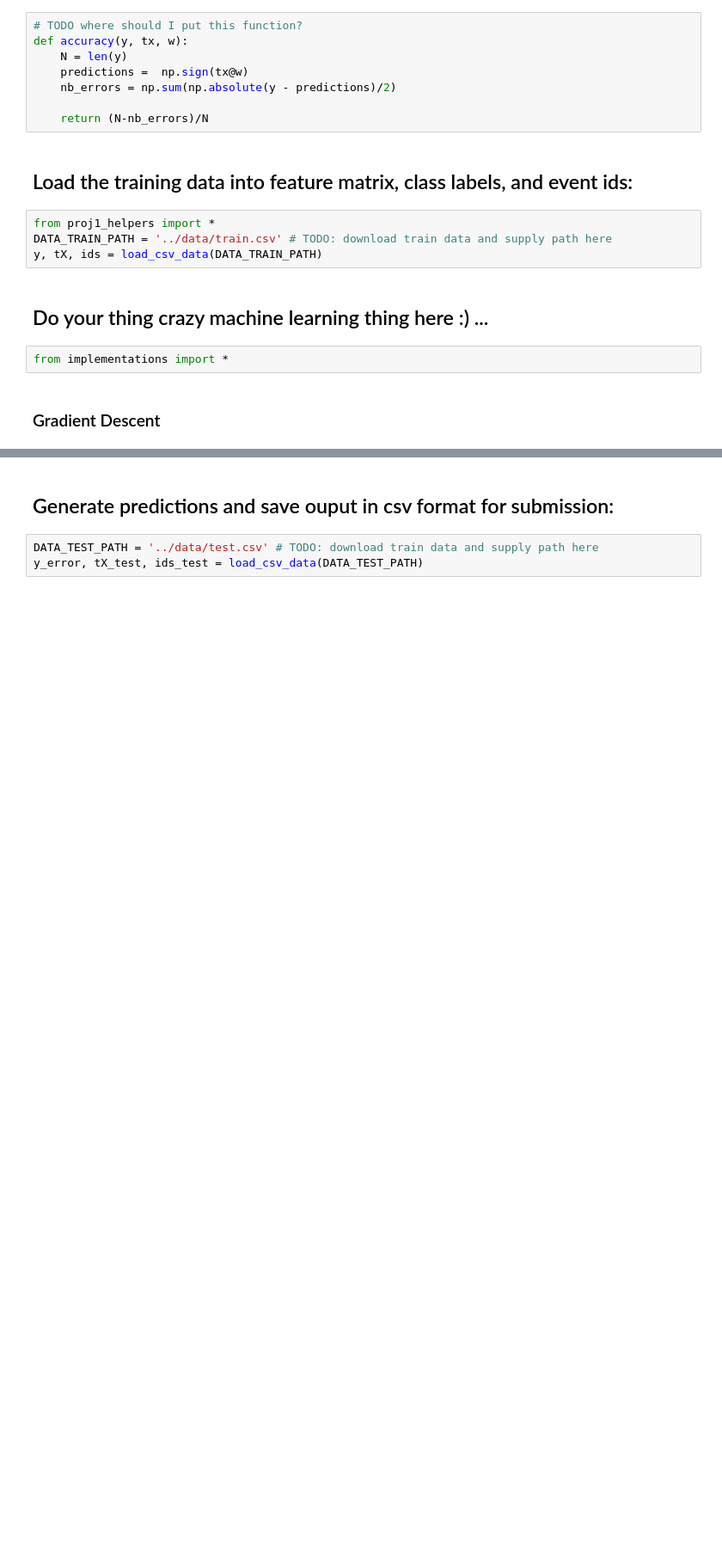
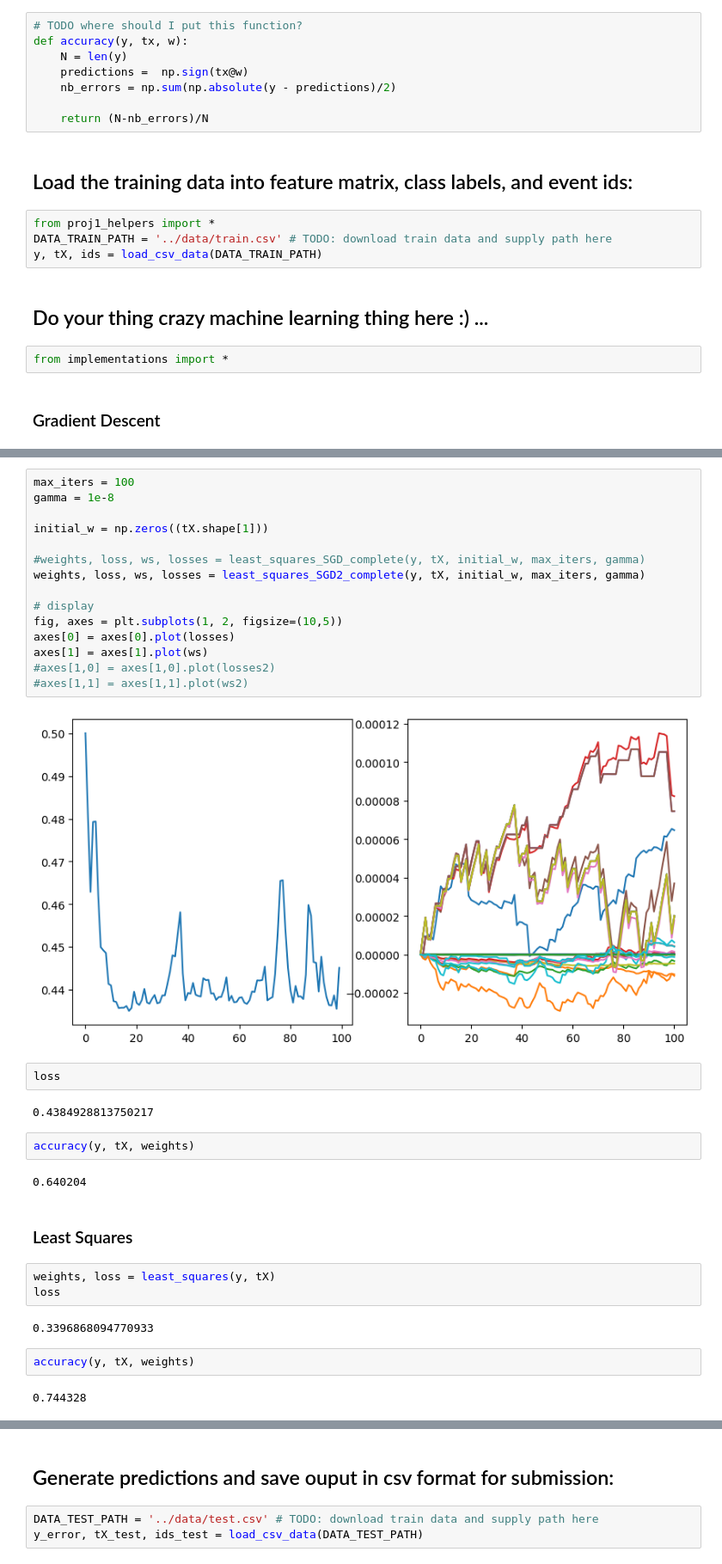
Before and after one commit to CS-433/ml-project-1-mnms, a Jupyter notebook: scripts/project1.ipynb, the cells around one changed output, grey strips where cells are left out. Shown: that part at 86% size. Drawn from its saved outputs; the diff is of its cells as text; blank space fills up the shorter version.

```diff
--- a/scripts/project1.ipynb
+++ b/scripts/project1.ipynb
@@ -69,0 +85,36 @@ accuracy(y, tX, weights )
+# %%
+max_iters = 100
+gamma = 1e-8
+
+initial_w = np.zeros((tX.shape[1]))
+
+#weights, loss, ws, losses = least_squares_SGD_complete(y, tX, initial_w, max_iters, gamma)
+weights, loss, ws, losses = least_squares_SGD2_complete(y, tX, initial_w, max_iters, gamma)
+
+# display
+fig, axes = plt.subplots(1, 2, figsize=(10,5))
+axes[0] = axes[0].plot(losses)
+axes[1] = axes[1].plot(ws)
+#axes[1,0] = axes[1,0].plot(losses2)
+#axes[1,1] = axes[1,1].plot(ws2)
+# %% [output]
+[figure, added]
+# %%
+loss
+# %% [output]
+0.4384928813750217
+# %%
+accuracy(y, tX, weights)
+# %% [output]
+0.640204
+# %% [markdown]
+### Least Squares
+# %%
+weights, loss = least_squares(y, tX)
+loss
+# %% [output]
+0.3396868094770933
+# %%
+accuracy(y, tX, weights)
+# %% [output]
+0.744328
```
Also changed, not shown: parts of 12 cells of this notebook, 3 other files.
